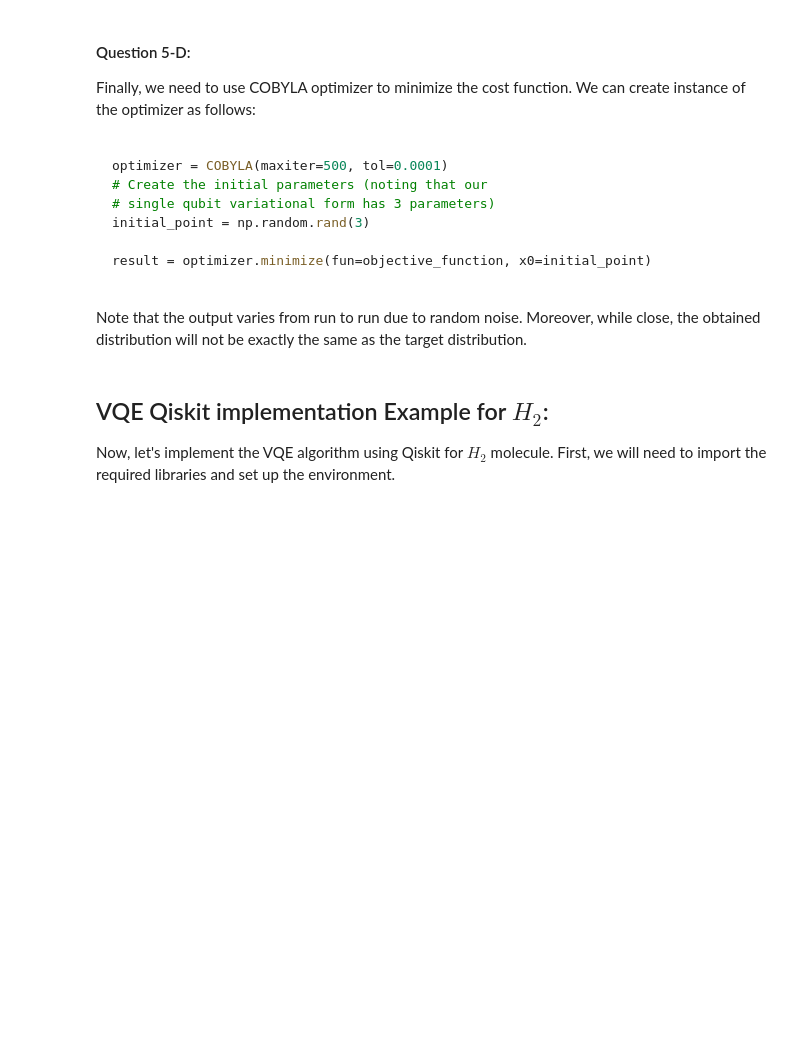
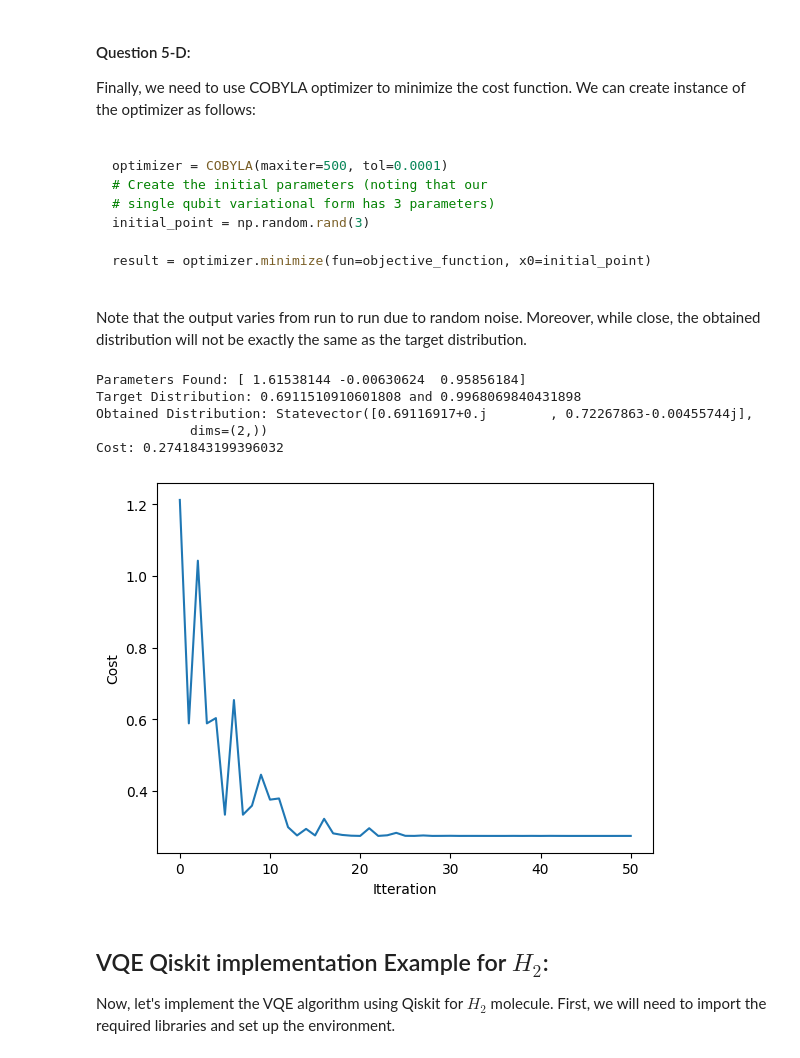
Before and after one commit to Lilith207/PythonForQuantum, a Jupyter notebook: Advanced/Assignment 5/AQC_assignment_VQE_student_ver.ipynb, the cells around one changed output. Drawn from its saved outputs; the diff is of its cells as text; code cells hidden in the pictures; blank space fills up the shorter version.

```diff
--- a/Advanced/Assignment 5/AQC_assignment_VQE_student_ver.ipynb
+++ b/Advanced/Assignment 5/AQC_assignment_VQE_student_ver.ipynb
@@ -418,3 +418,10 @@ Now, we will use a single qubit and implement a simple VQE algorithm to find the
 # %% [markdown]
 #### Question 5-A:
 First, we create a random probability distribution. Create a function that generates a random probability distribution with two targets: from 0 to $p_0$ and from 1 to $p_0$, where $p_0$ is a random number between 0 and 1.
+# %%
+import random
+def random2():
+    p0 = random.random()
+    return random.uniform(0, p0), random.uniform(p0, 1)
+
+print(random2())
@@ -432,0 +433,16 @@ qc = get_var_form(params)
+# %%
+# Question 5-B: write your code here
+import qiskit
+import math
+
+def U3(theta, phi, lam):
+    qc = QuantumCircuit(1)
+    OP = qiskit.quantum_info.operators.Operator([
+        [math.cos(theta/2)                      ,  (-math.e**(1j*lam))*math.sin(theta/2)       ],
+        [(math.e**(1j*phi))*math.sin(theta/2)   ,  (math.e**(1j*phi+1j*lam))*math.cos(theta/2) ]
+    ])
+    qc.unitary(OP, 0, label='U3')
+    return qc
+
+qc = U3(0,0,0)
+print(qc)
@@ -502,22 +511,41 @@ Note that the output varies from run to run due to random noise. Moreover, while
 # %%
 # Question 5-D: write your code here
 from qiskit_algorithms.optimizers import SLSQP, COBYLA
+from scipy.optimize import minimize
+import numpy as np
+import matplotlib.pyplot as plt
 
-optimizer = COBYLA(maxiter=500, tol=0.0001)
+initial_point = np.random.rand(3)
+#optimizer = COBYLA(maxiter=500, tol=0.0001)
+result = minimize(objective_function, x0=initial_point, method='COBYLA')
 # Create the initial parameters (noting that our
 # single qubit variational form has 3 parameters)
-initial_point = np.random.rand(3)
 
-result = optimizer.minimize(fun=objective_function, x0=initial_point)
+
+#result = optimizer.minimize(fun=objective_function, x0=initial_point)
 
 # Obtain the output distribution using the final parameters
 
 # write your code here
 
 print("Parameters Found:", result.x)
-print("Target Distribution:", target_distr)
-print("Obtained Distribution:", output_distr)
+print("Target Distribution:", rand1, "and", rand2)
+params = result.x
+qc = U3(params[0], params[1], params[2])
+print("Obtained Distribution:", Statevector(qc))
 print("Cost:", objective_function(result.x))
+ran = range(0, len(costs))
+plt.plot(ran, costs)
+plt.ylabel("Cost")
+plt.xlabel("Itteration")
+plt.show()
+# %% [output]
+Parameters Found: [ 1.61538144 -0.00630624  0.95856184]
+Target Distribution: 0.6911510910601808 and 0.9968069840431898
+Obtained Distribution: Statevector([0.69116917+0.j        , 0.72267863-0.00455744j],
+            dims=(2,))
+Cost: 0.2741843199396032
+[figure, added]
 # %% [markdown]
 ## VQE Qiskit implementation Example for $H_2$:
 
```
Also changed, not shown: parts of 17 cells of this notebook, 1 other file.
